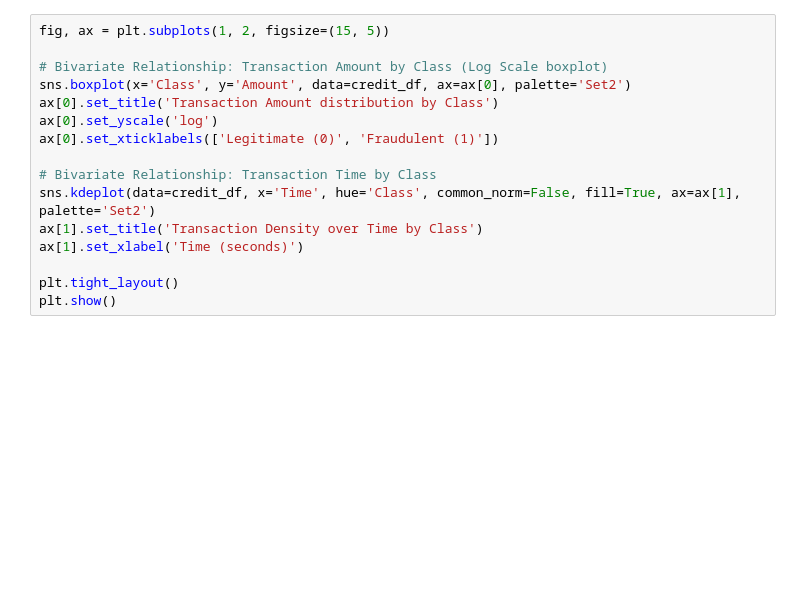
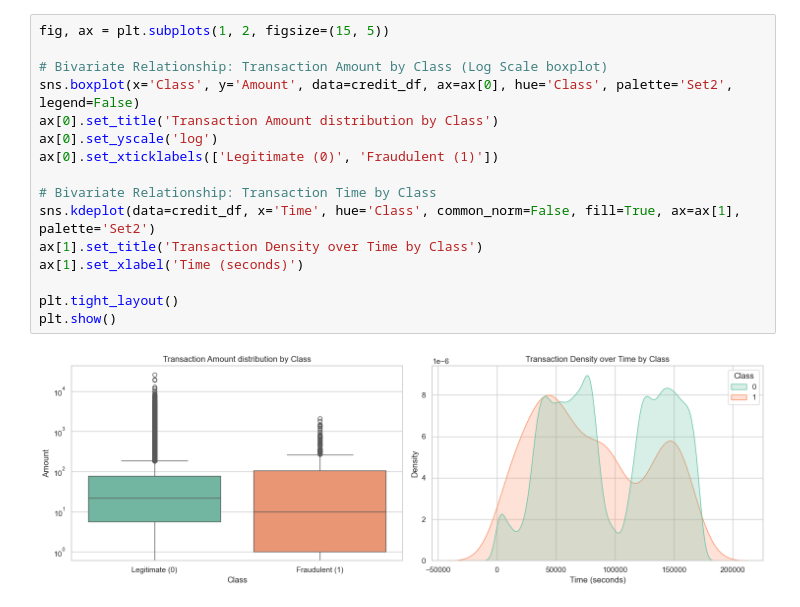
Before and after one commit to Elsh41/Fraud-Detection, a Jupyter notebook: notebooks/eda-creditcard.ipynb, the cells around one changed output. Drawn from its saved outputs; the diff is of its cells as text; blank space fills up the shorter version.

```diff
--- a/notebooks/eda-creditcard.ipynb
+++ b/notebooks/eda-creditcard.ipynb
@@ -78,19 +99,21 @@ plt.show()
 # %%
 fig, ax = plt.subplots(1, 2, figsize=(15, 5))
 
 # Bivariate Relationship: Transaction Amount by Class (Log Scale boxplot)
-sns.boxplot(x='Class', y='Amount', data=credit_df, ax=ax[0], palette='Set2')
+sns.boxplot(x='Class', y='Amount', data=credit_df, ax=ax[0], hue='Class', palette='Set2', legend=False)
 ax[0].set_title('Transaction Amount distribution by Class')
 ax[0].set_yscale('log')
 ax[0].set_xticklabels(['Legitimate (0)', 'Fraudulent (1)'])
 
 # Bivariate Relationship: Transaction Time by Class
 sns.kdeplot(data=credit_df, x='Time', hue='Class', common_norm=False, fill=True, ax=ax[1], palette='Set2')
 ax[1].set_title('Transaction Density over Time by Class')
 ax[1].set_xlabel('Time (seconds)')
 
 plt.tight_layout()
 plt.show()
+# %% [output]
+[figure, added]
 # %%
 # Ensure data/processed directory exists
 os.makedirs('../data/processed', exist_ok=True)
```
Also changed, not shown: parts of 6 cells of this notebook, 4 other files.
